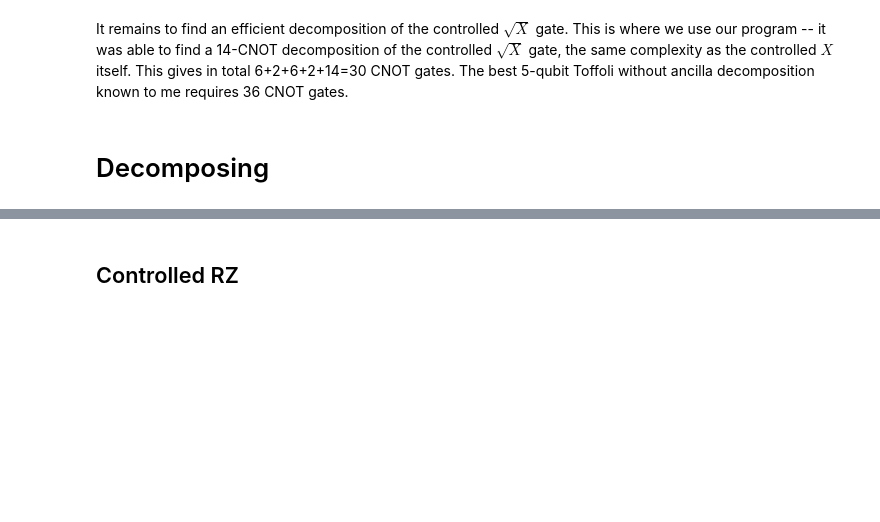
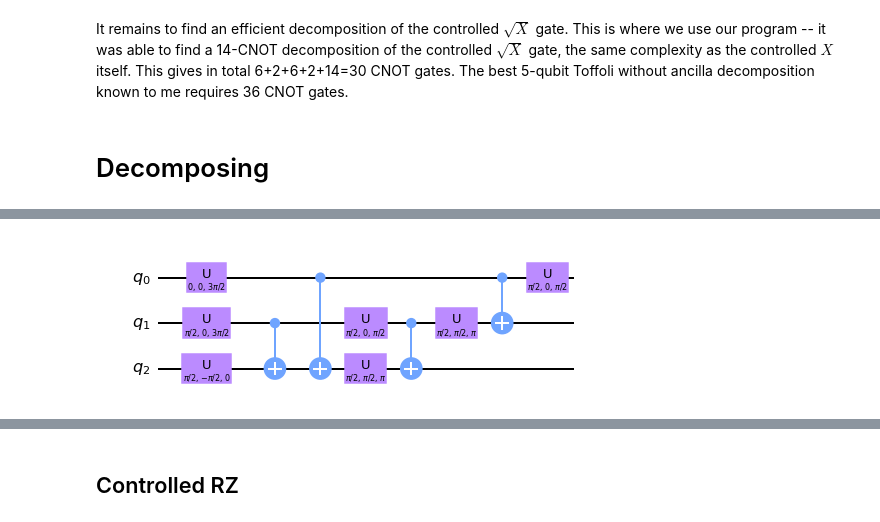
Before and after one commit to idnm/cpflow, a Jupyter notebook: Toffoli special.ipynb, the cells around one changed output, grey strips where cells are left out. Cells and saved outputs as stored; diff of their text form; code cells hidden in the pictures; blank space fills up the shorter version.

```diff
--- a/Toffoli special.ipynb
+++ b/Toffoli special.ipynb
@@ -79,0 +131,29 @@ It remains to find an efficient decomposition of the controlled $\sqrt{X}$ gate.
+# %%
+def singeq_to_U(gate):
+    qc = QuantumCircuit(1)
+    qc.append(gate, [0])
+
+    qc = transpile(qc, basis_gates=['u'])
+
+    return qc.to_gate(label='uu')
+
+
+def convert_to_U(circuit):
+    qc = circuit.copy()
+    new_data = []
+    for gate, qargs, cargs in qc.data:
+        if len(qargs)==1:
+            new_gate = singeq_to_U(gate)
+        else:
+            new_gate = gate
+        new_data.append((new_gate, qargs, cargs))
+
+    qc.data = new_data
+    qc = qc.decompose('uu')
+
+    pass_ = Optimize1qGates(basis=['u'])
+    pm = PassManager(pass_)
+    qc = pm.run(qc)
+
+    check_approximation(circuit, qc)
+    return qc
@@ -79,0 +168,5 @@ It remains to find an efficient decomposition of the controlled $\sqrt{X}$ gate.
+# %%
+qc_u = convert_to_U(qc)
+qc_u.draw(output='mpl')
+# %% [output]
+[figure, added]
```
Also changed, not shown: parts of 10 cells of this notebook, 5 other files.
